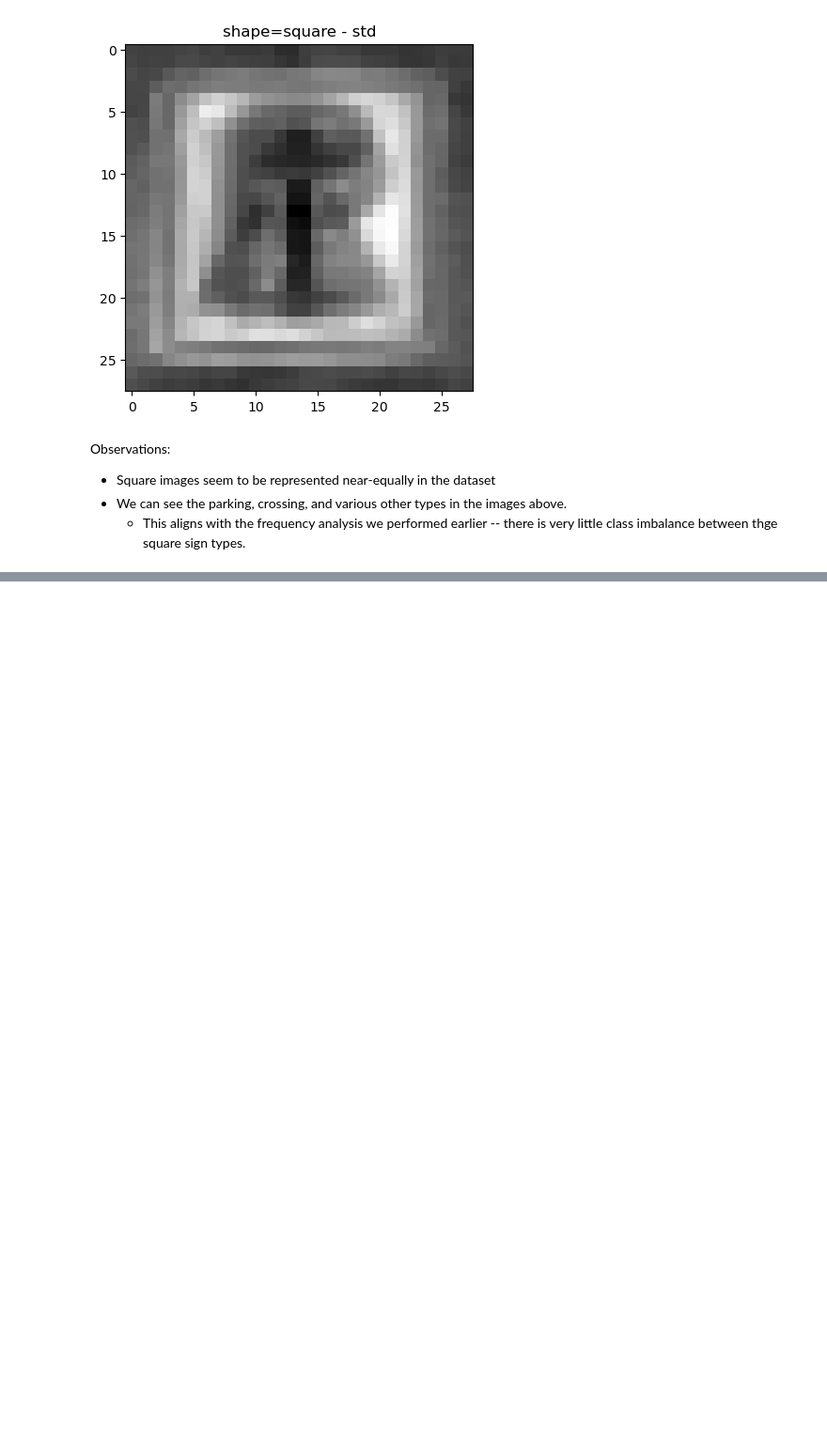
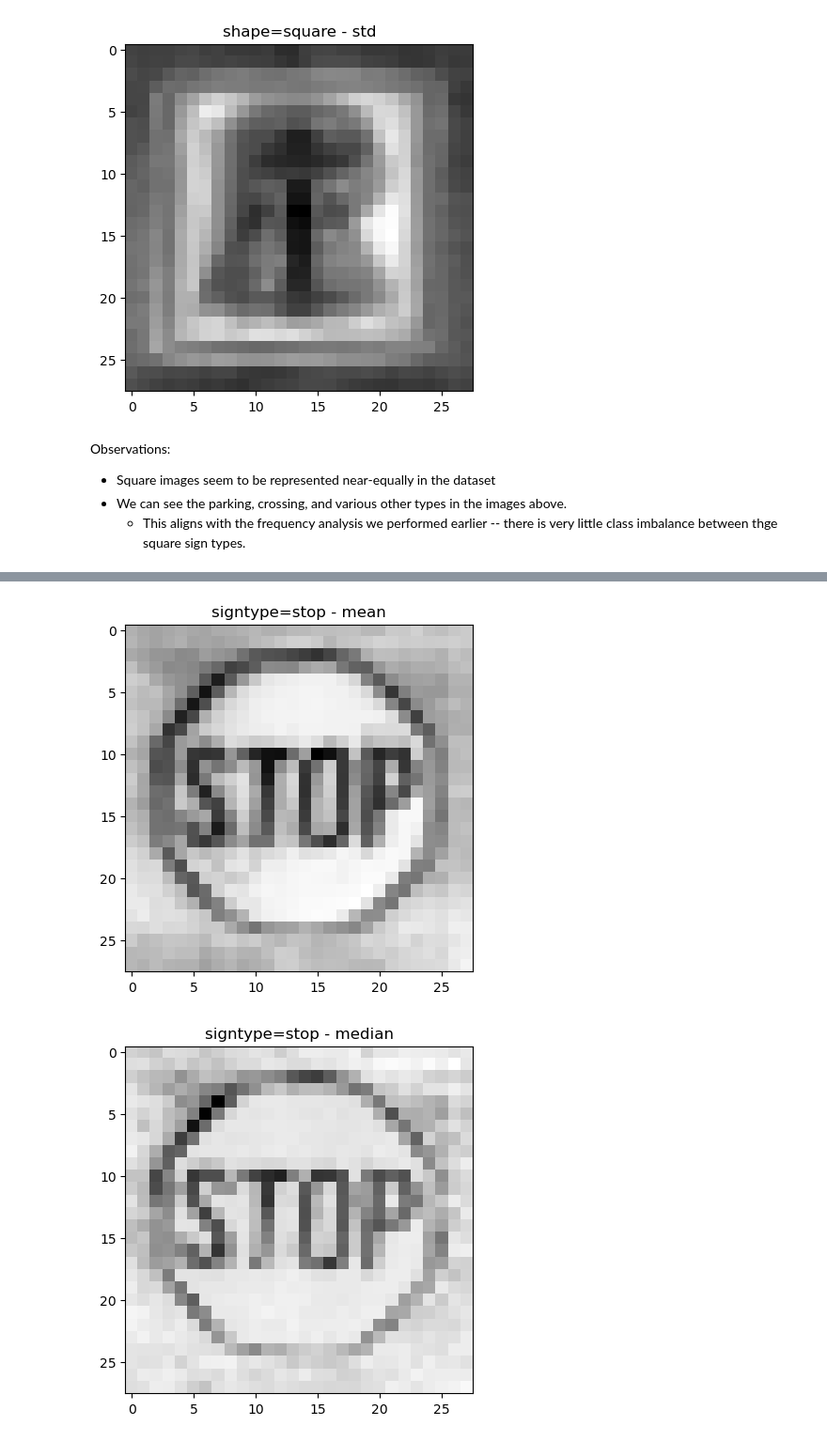
Before and after one commit to ItsThatBlackKid/ml-a2, a Jupyter notebook: s3788996.ipynb, the cells around one changed output, grey strips where cells are left out. Shown at 94% size. Cells and saved outputs as stored; diff of their text form; code cells hidden in the pictures; blank space fills up the shorter version.

```diff
--- a/s3788996.ipynb
+++ b/s3788996.ipynb
@@ -586,0 +637,5 @@ Observations:
+# %%
+plot_stat_imgs_for_signtype('stop')
+# %% [output]
+[figure, added]
+[figure, added]
```
Also changed, not shown: parts of 45 cells of this notebook.
